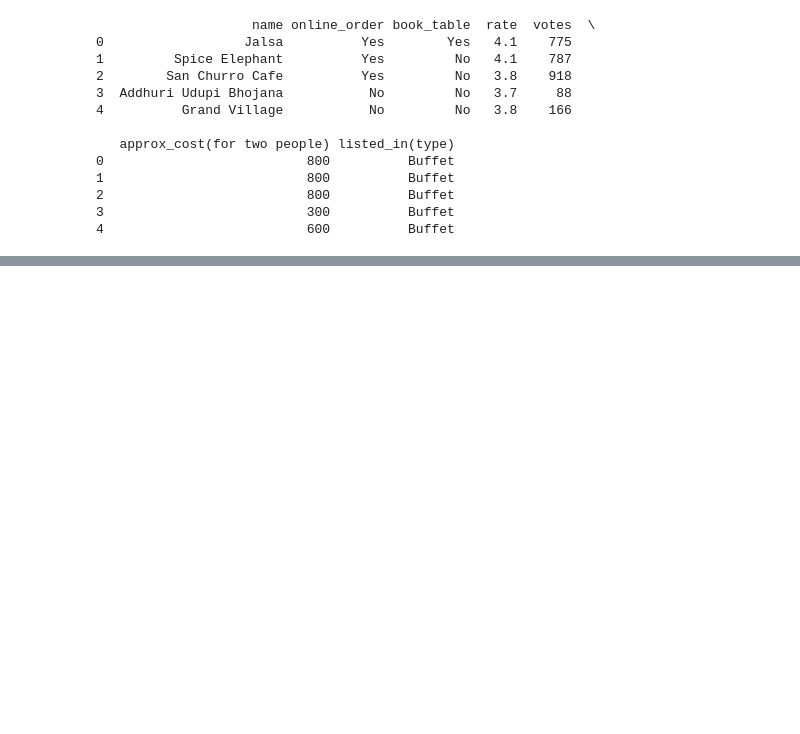
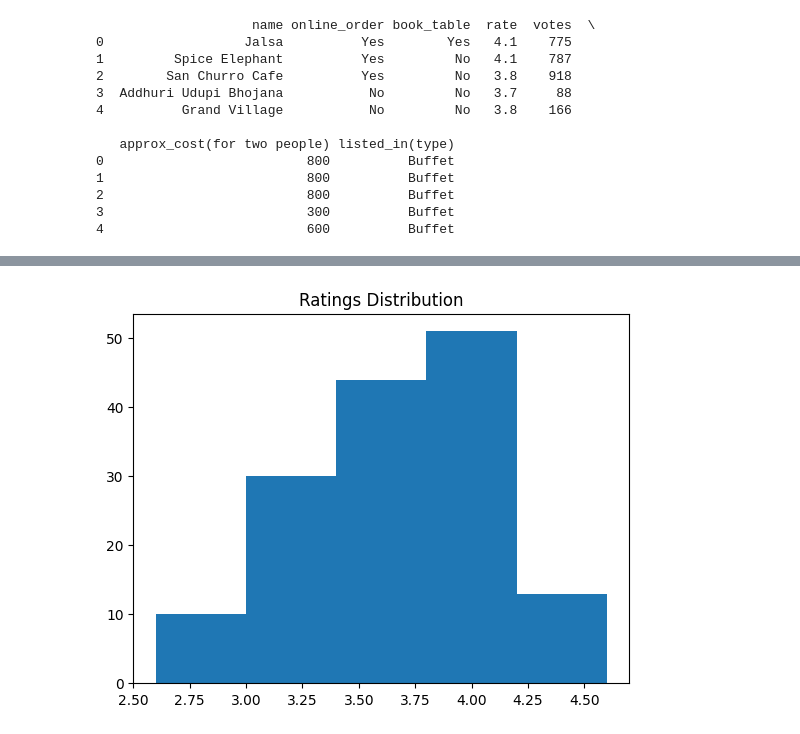
Before and after one commit to av150sharma/project, a Jupyter notebook: Zomato_Data_Analysis_Using_Python.ipynb, the cells around one changed output, grey strips where cells are left out. Drawn from its saved outputs; the diff is of its cells as text; code cells hidden in the pictures; blank space fills up the shorter version.

```diff
--- a/Zomato_Data_Analysis_Using_Python.ipynb
+++ b/Zomato_Data_Analysis_Using_Python.ipynb
@@ -68,0 +116,6 @@ print(dataframe.head())
+# %%
+plt.hist(dataframe['rate'],bins=5)
+plt.title("Ratings Distribution")
+plt.show()
+# %% [output]
+[figure, added]
```
Also changed, not shown: parts of 9 cells of this notebook.
